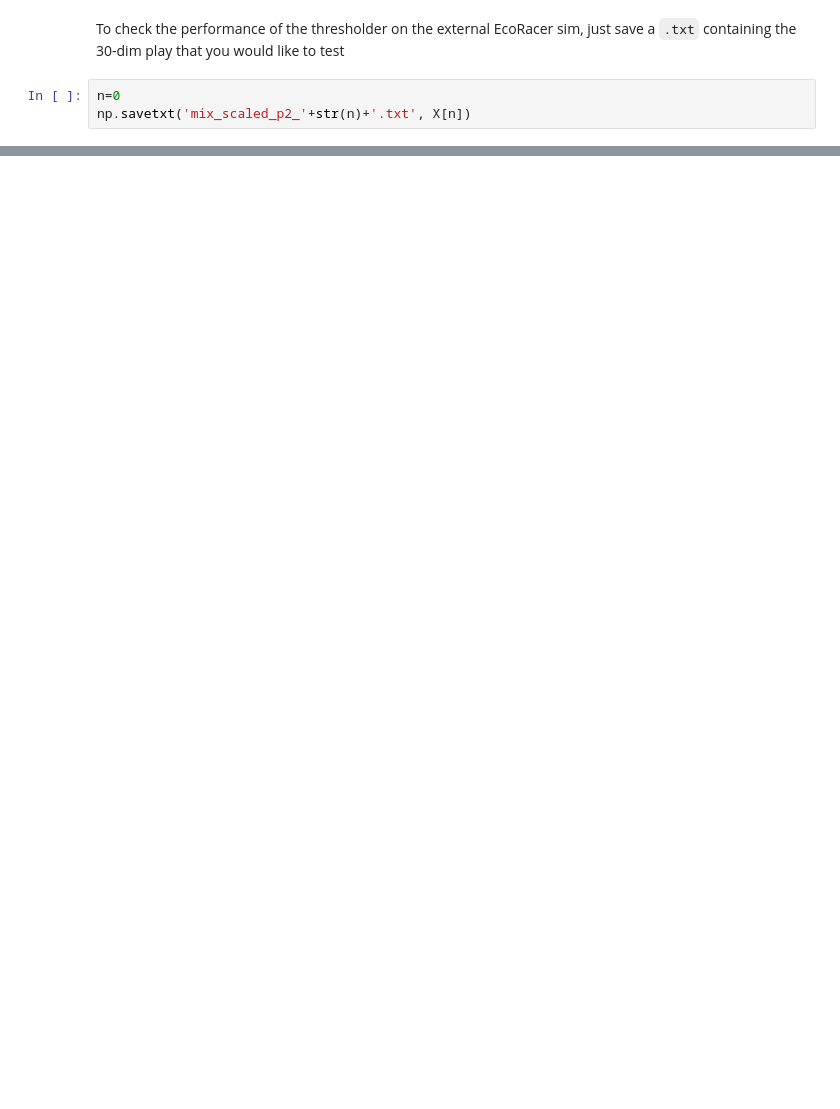
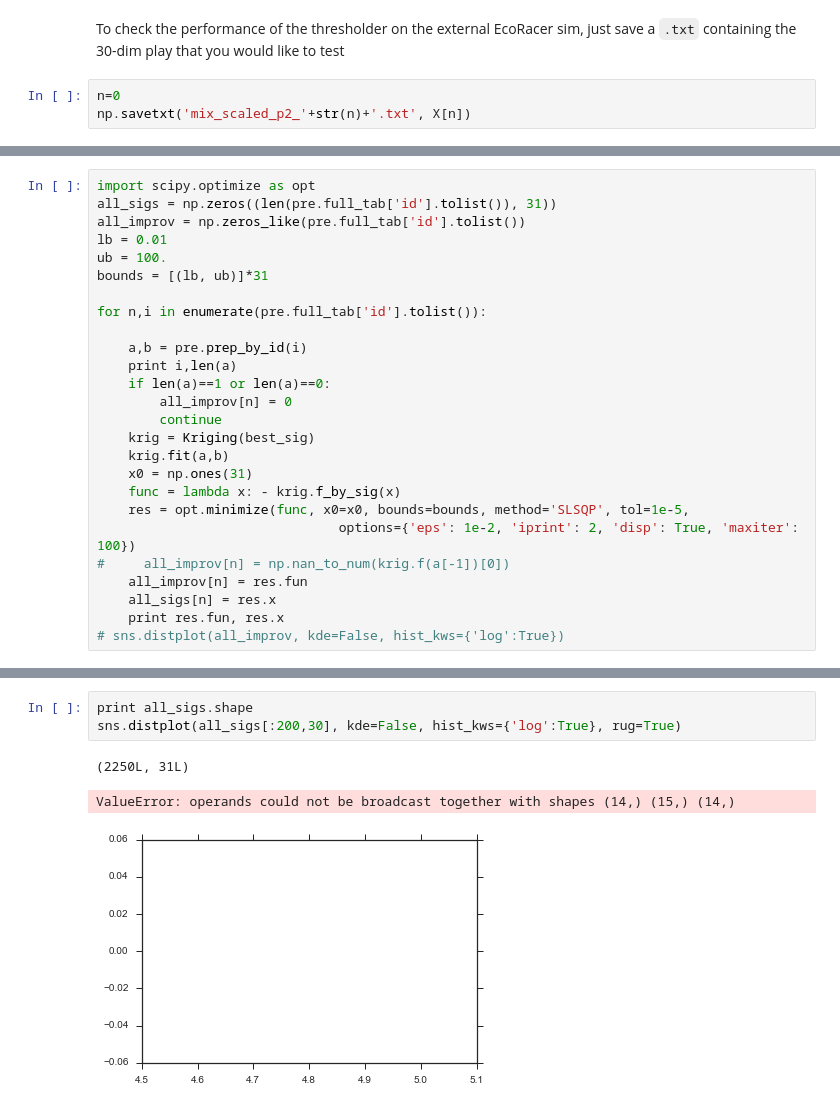
Before and after one commit to DesignInformaticsLab/EcoRacer2016, a Jupyter notebook: Player2/Player2_Example.ipynb, the cells around one changed output, grey strips where cells are left out. Cells and saved outputs as stored; diff of their text form; blank space fills up the shorter version.

```diff
--- a/Player2/Player2_Example.ipynb
+++ b/Player2/Player2_Example.ipynb
@@ -257,0 +269,26 @@ plt.tight_layout()
+# %%
+import scipy.optimize as opt
+all_sigs = np.zeros((len(pre.full_tab['id'].tolist()), 31))
+all_improv = np.zeros_like(pre.full_tab['id'].tolist())
+lb = 0.01
+ub = 100.
+bounds = [(lb, ub)]*31
+
+for n,i in enumerate(pre.full_tab['id'].tolist()):
+
+    a,b = pre.prep_by_id(i)
+    print i,len(a)
+    if len(a)==1 or len(a)==0:
+        all_improv[n] = 0
+        continue
+    krig = Kriging(best_sig)
+    krig.fit(a,b)
+    x0 = np.ones(31)
+    func = lambda x: - krig.f_by_sig(x)
+    res = opt.minimize(func, x0=x0, bounds=bounds, method='SLSQP', tol=1e-5,
+                               options={'eps': 1e-2, 'iprint': 2, 'disp': True, 'maxiter': 100})
+#     all_improv[n] = np.nan_to_num(krig.f(a[-1])[0])
+    all_improv[n] = res.fun
+    all_sigs[n] = res.x
+    print res.fun, res.x
+# sns.distplot(all_improv, kde=False, hist_kws={'log':True})
@@ -257,0 +313,7 @@ plt.tight_layout()
+# %%
+print all_sigs.shape
+sns.distplot(all_sigs[:200,30], kde=False, hist_kws={'log':True}, rug=True)
+# %% [output]
+(2250L, 31L)
+ValueError: operands could not be broadcast together with shapes (14,) (15,) (14,)
+[figure, added]
```
Also changed, not shown: parts of 17 cells of this notebook, 6 other files.
